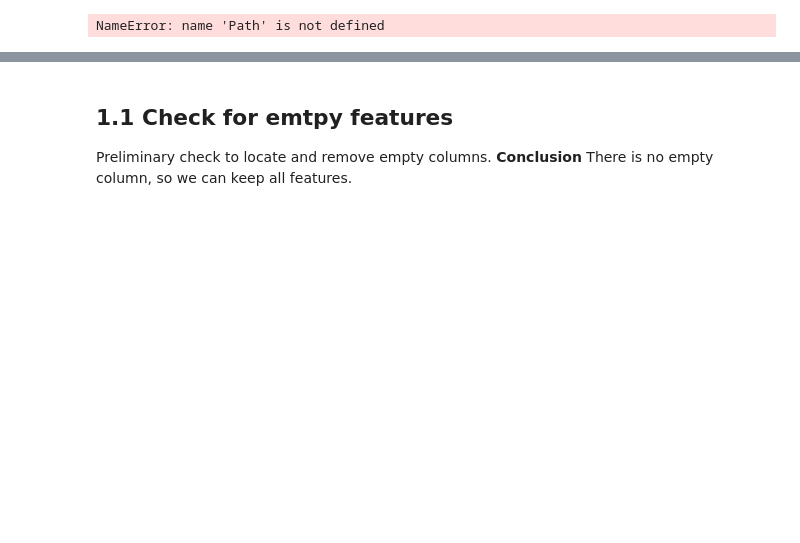
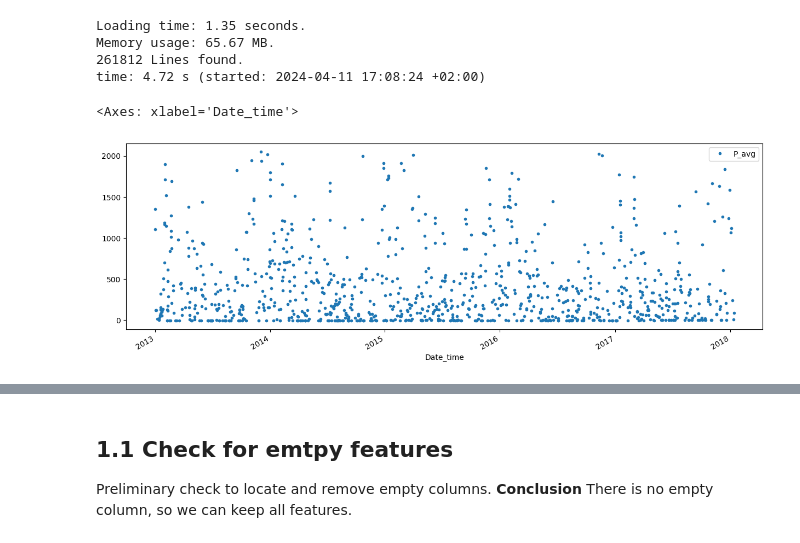
Before and after one commit to marcodigennaro/WindML, a Jupyter notebook: jupyter-notebooks/2_Read_One.ipynb, the cells around one changed output, grey strips where cells are left out. Cells and saved outputs as stored; diff of their text form; code cells hidden in the pictures; blank space fills up the shorter version.

```diff
--- a/jupyter-notebooks/2_Read_One.ipynb
+++ b/jupyter-notebooks/2_Read_One.ipynb
@@ -25,5 +27,15 @@ turbine_name = 'R80711'
 turbine_csv_file = Path(data_dir, f'{turbine_name}.csv')
 
 df = load_one(turbine_csv_file)
+df = df.sample(1000)
 # %% [output]
-NameError: name 'Path' is not defined
+Loading time: 1.35 seconds.
+Memory usage: 65.67 MB.
+261812 Lines found.
+time: 4.72 s (started: 2024-04-11 17:08:24 +02:00)
+# %%
+color_pal = sns.color_palette()
+df.plot(style='.', y='P_avg', figsize=(15,5), color=color_pal[0])
+# %% [output]
+<Axes: xlabel='Date_time'>
+[figure, added]
```
Also changed, not shown: parts of 12 cells of this notebook, 7 other files.
